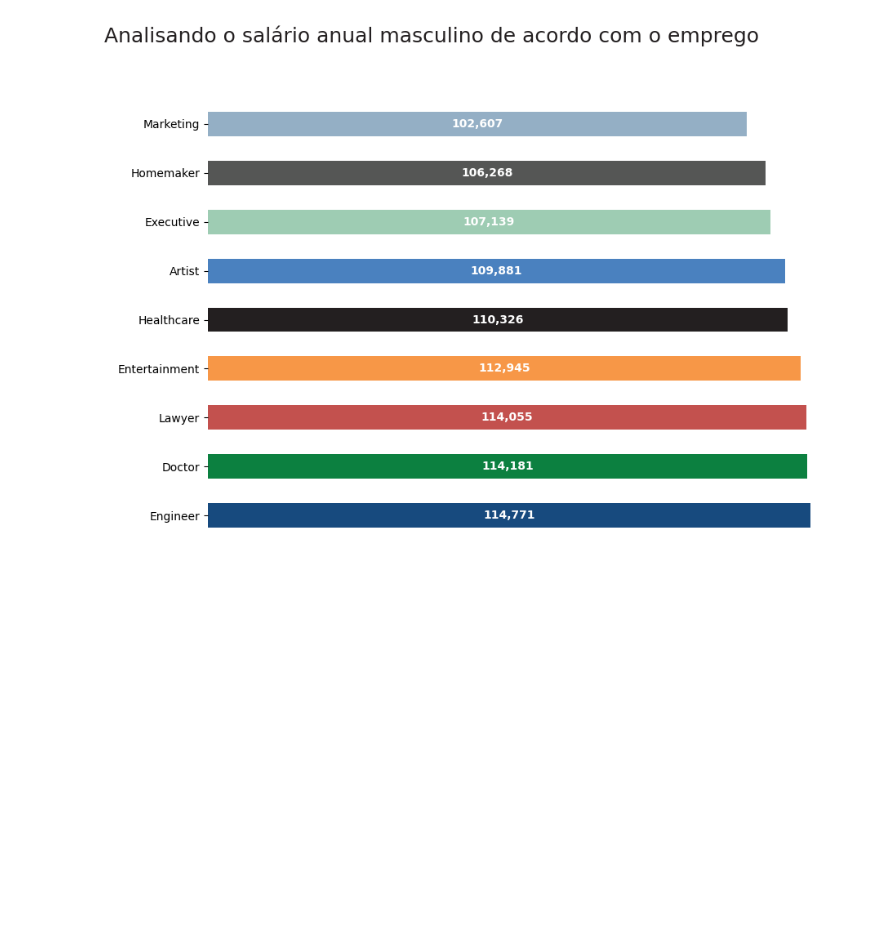
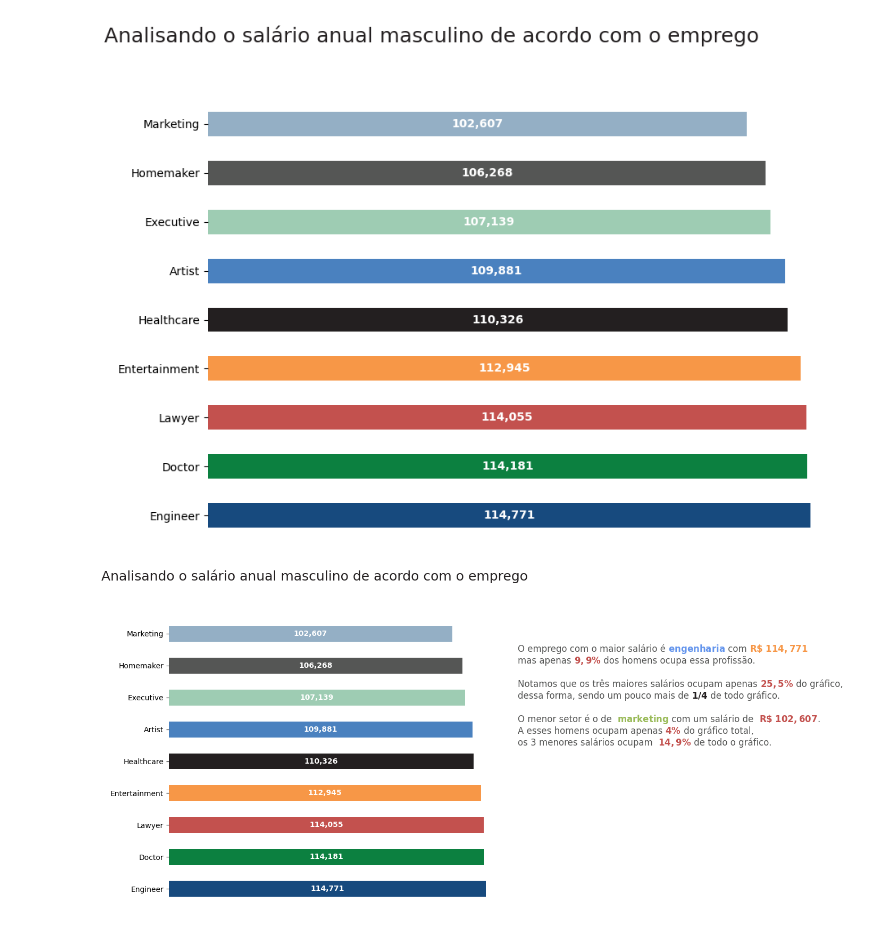
Before and after one commit to Jgabriel1800/Clientes-mercado, a Jupyter notebook: Clientes_mercado.ipynb, the cells around one changed output. Cells and saved outputs as stored; diff of their text form; code cells hidden in the pictures; blank space fills up the shorter version.

Commit message:
Finalizado o gráfico dos empregos dos homens e mulheres comparando o salário anual de acordo com o emprego

```diff
--- a/Clientes_mercado.ipynb
+++ b/Clientes_mercado.ipynb
@@ -447,2 +451,38 @@ plt.show()
 # %% [output]
 [figure]
+# %%
+
+ax, colors = grafico_homem_renda()
+
+ax.set_xlim(0, df_homem_renda['Annual Income ($)'].max() * 1.3)
+
+
+texto_colorido(
+    x=df_homem_renda['Annual Income ($)'].max() * 1.1,
+    y=len(df_homem_renda) / 2,
+    texto=('O emprego com o maior salário é ||$\\bf{engenharia}$|| com ||$\\bf{R\$\ 114,771}$|| \n'
+           'mas apenas ||$\\bf{9,9\%}$|| dos homens ocupa essa profissão.\n'
+           '\n'
+           'Notamos que os três maiores salários ocupam apenas ||$\\bf{25,5\%}$|| do gráfico,\n'
+           'dessa forma, sendo um pouco mais de ||$\\bf{1/4}$|| de todo gráfico.\n'
+           '\n'
+           'O menor setor é o de  ||$\\bf{marketing}$|| com um salário de  ||$\\bf{R\$\ 102,607}$||.\n'
+           'A esses homens ocupam apenas ||$\\bf{4\%}$|| do gráfico total,\n'
+           'os 3 menores salários ocupam  ||$\\bf{ 14,9\%}$|| de todo o gráfico.'),
+    cores=[
+        [CINZA3, AZUL3, CINZA3, LARANJA1],
+        [CINZA3, VERMELHO1, CINZA3],
+        [CINZA3],
+        [CINZA3, VERMELHO1,CINZA3],
+        [CINZA3, CINZA1, CINZA3],
+        [CINZA3],
+        [CINZA3, VERDE2, CINZA3, VERMELHO1, CINZA3],
+        [CINZA3, VERMELHO1,CINZA3],
+        [CINZA3, VERMELHO1, CINZA3]
+    ],
+    esp=22, ax=ax, fontsize=12
+)
+
+plt.show()
+# %% [output]
+[figure, added]
```
Also changed, not shown: parts of 6 cells of this notebook.
